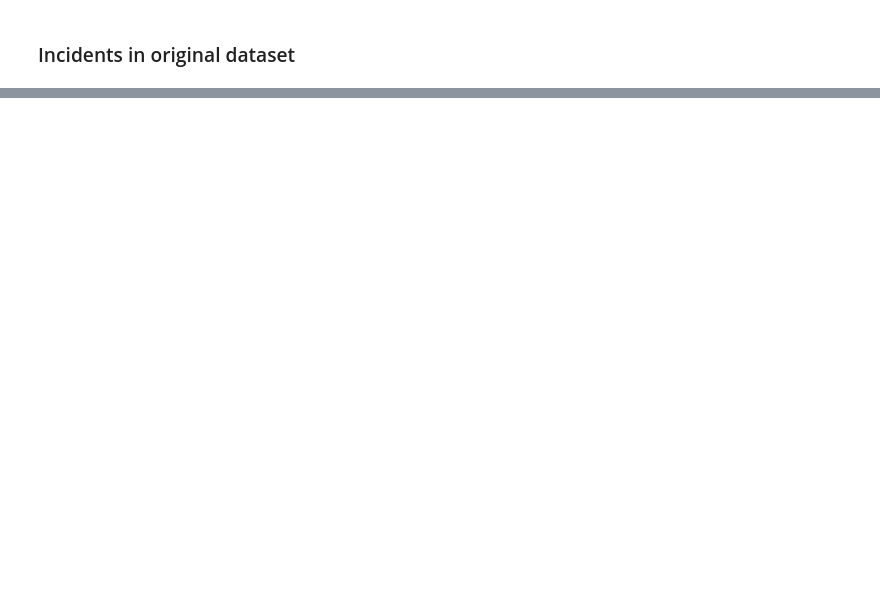
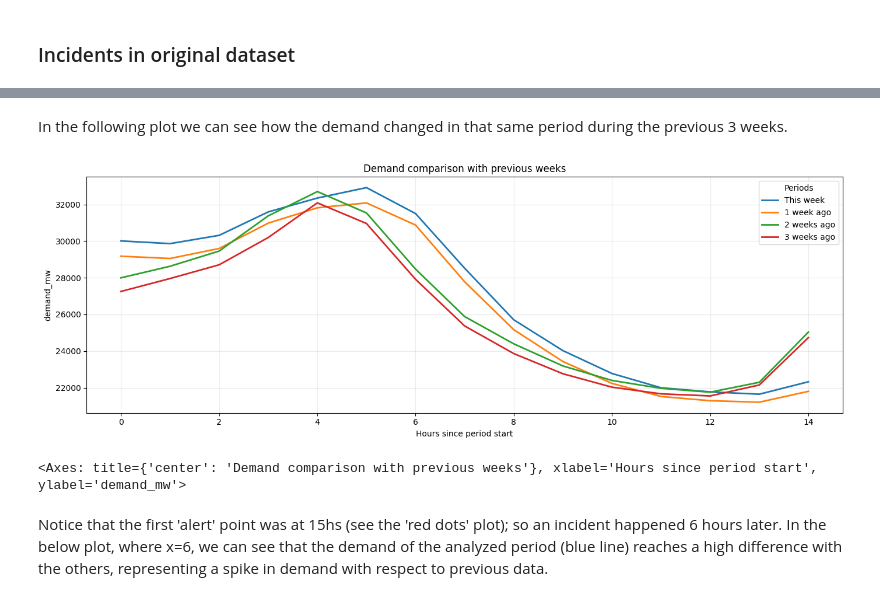
Before and after one commit to feelilopez/electricity-incident-prediction, a Jupyter notebook: notebooks/01_quick_eda_and_results.ipynb, the cells around one changed output, grey strips where cells are left out. Drawn from its saved outputs; the diff is of its cells as text; code cells hidden in the pictures; blank space fills up the shorter version.

```diff
--- a/notebooks/01_quick_eda_and_results.ipynb
+++ b/notebooks/01_quick_eda_and_results.ipynb
@@ -278,0 +375,20 @@ plot_demand(
+# %% [markdown]
+In the following plot we can see how the demand changed in that same period during the previous 3 weeks.
+# %%
+df_demand, demand_col = load_demand()
+
+# Compare Tuesday from this week with previous Tuesdays in one chart
+plot_week_offset_periods(
+    df_demand,
+    demand_col,
+    reference_start="2025-11-05 15:00:00+01:00",
+    reference_end="2025-11-06 05:00:00+01:00",
+    weeks=[0, 1, 2, 3],
+    labels=["This week", "1 week ago", "2 weeks ago", "3 weeks ago"],
+)
+# %% [output]
+[figure, added]
+<Axes: title={'center': 'Demand comparison with previous weeks'}, xlabel='Hours since period start', ylabel='demand_mw'>
+# %% [markdown]
+
+Notice that the first 'alert' point was at 15hs (see the 'red dots' plot); so an incident happened 6 hours later. In the below plot, where x=6, we can see that the demand of the analyzed period (blue line) reaches a high difference with the others, representing a spike in demand with respect to previous data.
```
Also changed, not shown: parts of 9 cells of this notebook, 1 other file.
